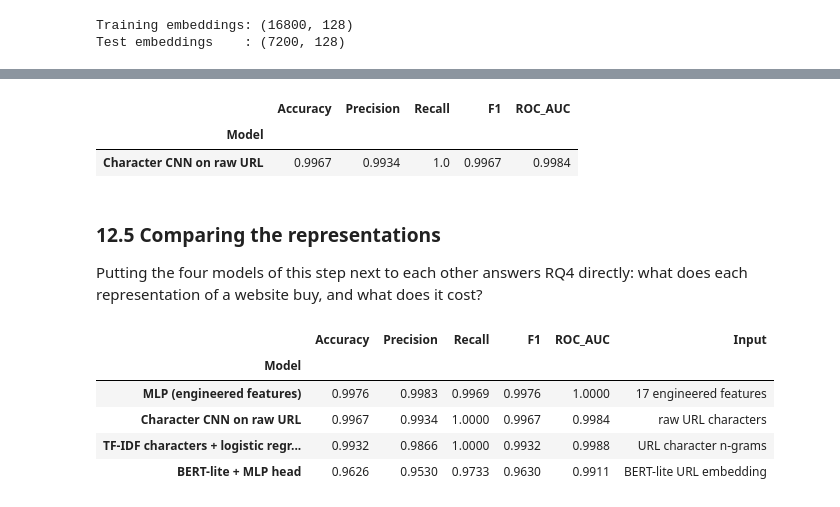
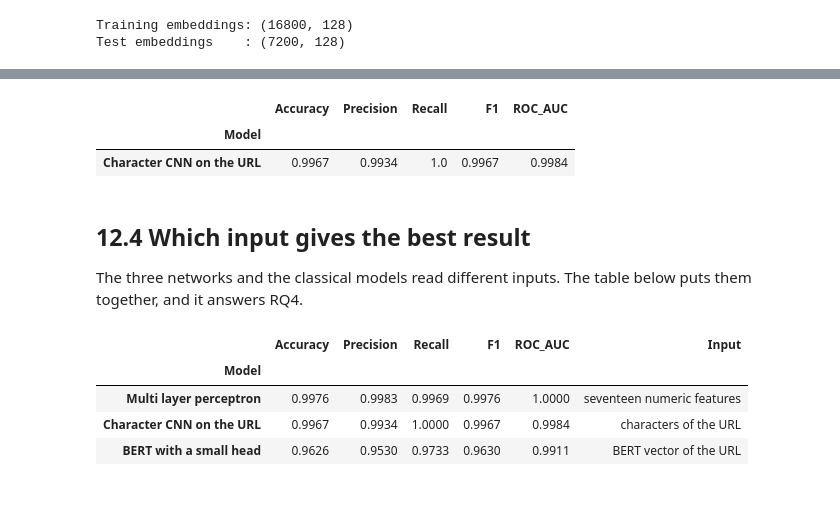
Before and after one commit to Sakib-Dalal/DMML-CourseWork01, a Jupyter notebook: DataMining&MachineLearning_Coursework_01.ipynb, the cells around one changed output, grey strips where cells are left out. Saved outputs shown, nothing was run; the diff lists cells and outputs as text; code cells hidden in the pictures.

```diff
--- a/DataMining&MachineLearning_Coursework_01.ipynb
+++ b/DataMining&MachineLearning_Coursework_01.ipynb
@@ -1770,7 +1150,7 @@ input representation.
 # %%
 bert_scaler = StandardScaler()
-X_train_bert_scaled = bert_scaler.fit_transform(X_train_bert)
-X_test_bert_scaled = bert_scaler.transform(X_test_bert)
+X_train_bert = bert_scaler.fit_transform(X_train_bert)
+X_test_bert = bert_scaler.transform(X_test_bert)
 
 bert_classifier = MLPClassifier(
     hidden_layer_sizes=(64, 32),
@@ -1781,17 +1161,16 @@ bert_classifier = MLPClassifier(
     max_iter=200,
     early_stopping=True,
     n_iter_no_change=10,
-    validation_fraction=0.1,
     random_state=RANDOM_STATE,
 )
 
-bert_classifier.fit(X_train_bert_scaled, y_train)
+bert_classifier.fit(X_train_bert, y_train)
 
-bert_probabilities = bert_classifier.predict_proba(X_test_bert_scaled)[:, 1]
-bert_predictions = bert_classifier.predict(X_test_bert_scaled)
+bert_predictions = bert_classifier.predict(X_test_bert)
+bert_probabilities = bert_classifier.predict_proba(X_test_bert)[:, 1]
 
 bert_result = {
-    "Model": "BERT-lite + MLP head",
+    "Model": "BERT with a small head",
     "Accuracy": accuracy_score(y_test, bert_predictions),
     "Precision": precision_score(y_test, bert_predictions),
     "Recall": recall_score(y_test, bert_predictions),
@@ -1876,8 +1249,6 @@ test_characters = torch.tensor(X_test_chars)
 
 EPOCHS = 10
 BATCH_SIZE = 256
-cnn_loss_history = []
-cnn_accuracy_history = []
 
 for epoch in range(EPOCHS):
     cnn_model.train()
@@ -1895,15 +1266,5 @@ for epoch in range(EPOCHS):
 
         running_loss += loss.item() * len(batch_index)
 
-    average_loss = running_loss / len(train_characters)
-    cnn_loss_history.append(average_loss)
-
-    cnn_model.eval()
-    with torch.no_grad():
-        epoch_probabilities = torch.sigmoid(cnn_model(test_characters)).numpy()
-    epoch_accuracy = accuracy_score(y_test, (epoch_probabilities >= 0.5).astype(int))
-    cnn_accuracy_history.append(epoch_accuracy)
-
-    print("Epoch", epoch + 1, "| training loss", round(average_loss, 4),
-          "| test accuracy", round(epoch_accuracy, 4))
+    print("Epoch", epoch + 1, "training loss", round(running_loss / len(train_characters), 4))
 # %% [output]
@@ -1938,13 +1282,12 @@ plt.show()
 cnn_model.eval()
 
 with torch.no_grad():
-    cnn_logits = cnn_model(test_characters)
-    cnn_probabilities = torch.sigmoid(cnn_logits).numpy()
+    cnn_probabilities = torch.sigmoid(cnn_model(test_characters)).numpy()
 
 cnn_predictions = (cnn_probabilities >= 0.5).astype(int)
 
 cnn_result = {
-    "Model": "Character CNN on raw URL",
+    "Model": "Character CNN on the URL",
     "Accuracy": accuracy_score(y_test, cnn_predictions),
     "Precision": precision_score(y_test, cnn_predictions),
     "Recall": recall_score(y_test, cnn_predictions),
@@ -1956,25 +1299,21 @@ pd.DataFrame([cnn_result]).set_index("Model").round(4)
 # %% [output]
 |  | Accuracy | Precision | Recall | F1 | ROC_AUC |
 | Model |  |  |  |  |  |
-| Character CNN on raw URL | 0.9967 | 0.9934 | 1.0 | 0.9967 | 0.9984 |
+| Character CNN on the URL | 0.9967 | 0.9934 | 1.0 | 0.9967 | 0.9984 |
-# %% [markdown]
-### 12.5 Comparing the representations
-
-Putting the four models of this step next to each other answers RQ4 directly: what does
-each representation of a website buy, and what does it cost?
+# %% [markdown]
+## 12.4 Which input gives the best result
+
+The three networks and the classical models read different inputs. The table below puts
+them together, and it answers RQ4.
 # %%
-representation_table = pd.DataFrame([
-    {**mlp_result, "Input": "17 engineered features"},
-    {**tfidf_result, "Input": "URL character n-grams"},
-    {**bert_result, "Input": "BERT-lite URL embedding"},
-    {**cnn_result, "Input": "raw URL characters"},
-]).set_index("Model")
-
-representation_table.round(4).sort_values("F1", ascending=False)
+pd.DataFrame([
+    {**mlp_result, "Input": "seventeen numeric features"},
+    {**cnn_result, "Input": "characters of the URL"},
+    {**bert_result, "Input": "BERT vector of the URL"},
+]).set_index("Model").round(4).sort_values("F1", ascending=False)
 # %% [output]
 |  | Accuracy | Precision | Recall | F1 | ROC_AUC | Input |
 | Model |  |  |  |  |  |  |
-| MLP (engineered features) | 0.9976 | 0.9983 | 0.9969 | 0.9976 | 1.0000 | 17 engineered features |
-| Character CNN on raw URL | 0.9967 | 0.9934 | 1.0000 | 0.9967 | 0.9984 | raw URL characters |
-| TF-IDF characters + logistic regr... | 0.9932 | 0.9866 | 1.0000 | 0.9932 | 0.9988 | URL character n-grams |
-| BERT-lite + MLP head | 0.9626 | 0.9530 | 0.9733 | 0.9630 | 0.9911 | BERT-lite URL embedding |
+| Multi layer perceptron | 0.9976 | 0.9983 | 0.9969 | 0.9976 | 1.0000 | seventeen numeric features |
+| Character CNN on the URL | 0.9967 | 0.9934 | 1.0000 | 0.9967 | 0.9984 | characters of the URL |
+| BERT with a small head | 0.9626 | 0.9530 | 0.9733 | 0.9630 | 0.9911 | BERT vector of the URL |
```
Also changed, not shown: parts of 158 cells of this notebook, 8 other files.
